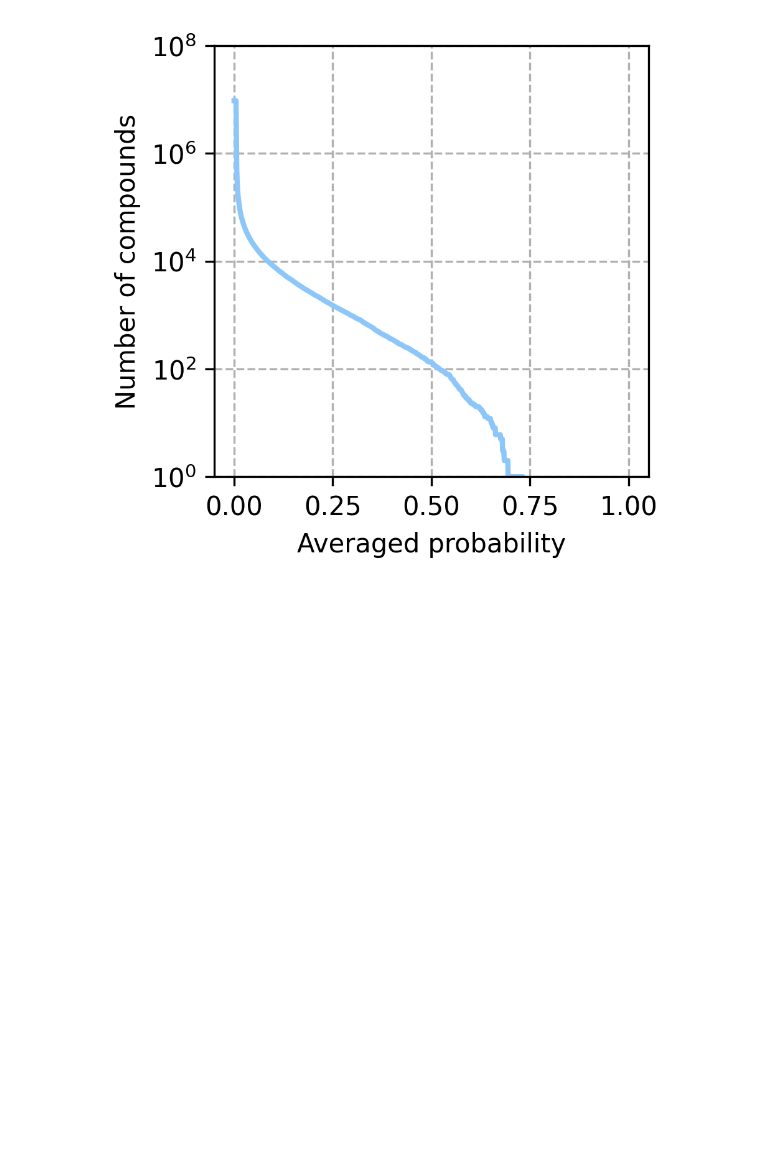
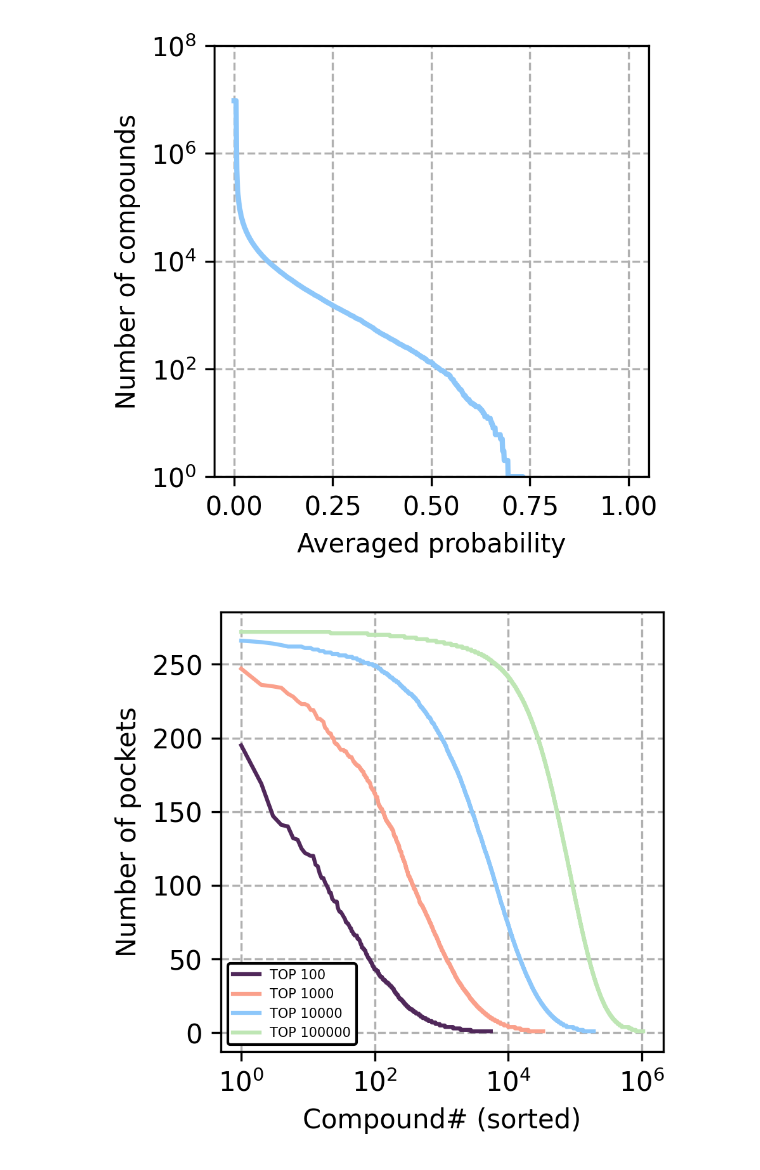
Before and after one commit to ersilia-os/mtb-targeted-protein-degradation, a Jupyter notebook: notebooks/32_enamine_REAL_inferences_I.ipynb, the cells around one changed output. Drawn from its saved outputs; the diff is of its cells as text; code cells hidden in the pictures; blank space fills up the shorter version.

```diff
--- a/notebooks/32_enamine_REAL_inferences_I.ipynb
+++ b/notebooks/32_enamine_REAL_inferences_I.ipynb
@@ -44,7 +45,7 @@ pockets = np.array(pockets)[ind]
 # %%
 # Load labels
 root = '.'
-PATH_TO_PROBS = os.path.join(root, "..", "processed", "unidock_docking", "inferences_top100k")
+PATH_TO_PROBS = os.path.join(root, "..", "processed", "unidock_docking", "inference_probs")
 labels = np.array(pickle.load(open(os.path.join(PATH_TO_PROBS, "success_mols.pkl"), "rb")))
 
 pocket_to_probs = {}
@@ -259,3 +259,25 @@ plt.ylabel("Number of compounds")
 plt.show()
 # %% [output]
 [figure]
+# %%
+### Study frequent hitters
+
+TOPs = [100, 1000, 10000, 100000]
+hits = {}
+for top in TOPs:
+    h = [i for pocket in pocket_to_inds for i in pocket_to_inds[pocket][:top]]
+    hits[top] = dict(Counter(h))
+# %%
+plt.figure(figsize=(3, 3))
+colors = ['#50285A', '#FAA08B', '#8DC7FA', '#BEE6B4']
+for c, top in zip(colors, TOPs):
+    plt.plot([i+1 for i in range(len(hits[top]))], sorted(hits[top].values())[::-1], color=c, label=f'TOP {top}')
+plt.grid(linestyle='--', zorder=-2)
+plt.xscale('log')
+plt.xlabel("Compound# (sorted)")
+plt.ylabel("Number of pockets")
+plt.xticks([1, 100, 10000, 1000000])
+plt.legend(prop={'size':5}, edgecolor='k', framealpha=1, loc='lower left')
+plt.show()
+# %% [output]
+[figure, added]
```
Also changed, not shown: parts of 2 cells of this notebook, 4 other files.
